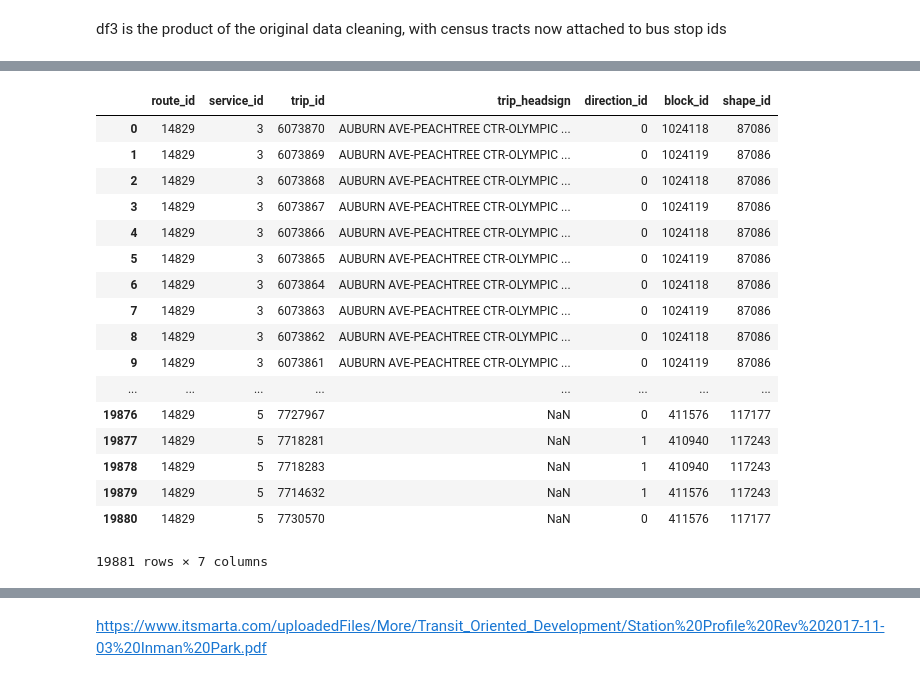
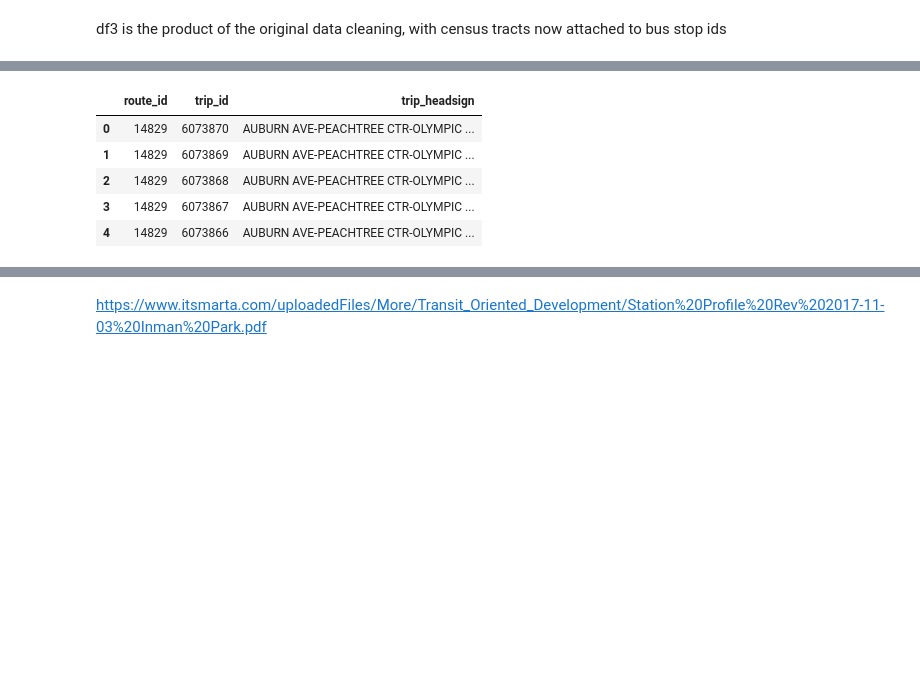
Before and after one commit to ved-mohan/CFM, a Jupyter notebook: MARTA.ipynb, the cells around one changed output, grey strips where cells are left out. Saved outputs shown, nothing was run; the diff lists cells and outputs as text; code cells hidden in the pictures; blank space fills up the shorter version.

Commit message:
Update MARTA.ipynb
additional code to tie individual routes to stops

```diff
--- a/MARTA.ipynb
+++ b/MARTA.ipynb
@@ -212,24 +192,13 @@ merged_inner
 merged_inner.to_csv('/Users/ved/Desktop/MARTA/compiled.csv')
 # %%
 df4 = pd.read_csv('/Users/ved/Documents/GitHub/CFM/GTFS-10222020/trips.txt', delimiter = ',', sep='\t')
-df4
+df7 = df4[['route_id', 'trip_id', 'trip_headsign']].copy()
+df7.head()
 # %% [output]
-|  | route_id | service_id | trip_id | trip_headsign | direction_id | block_id | shape_id |
-| 0 | 14829 | 3 | 6073870 | AUBURN AVE-PEACHTREE CTR-OLYMPIC ... | 0 | 1024118 | 87086 |
-| 1 | 14829 | 3 | 6073869 | AUBURN AVE-PEACHTREE CTR-OLYMPIC ... | 0 | 1024119 | 87086 |
-| 2 | 14829 | 3 | 6073868 | AUBURN AVE-PEACHTREE CTR-OLYMPIC ... | 0 | 1024118 | 87086 |
-| 3 | 14829 | 3 | 6073867 | AUBURN AVE-PEACHTREE CTR-OLYMPIC ... | 0 | 1024119 | 87086 |
-| 4 | 14829 | 3 | 6073866 | AUBURN AVE-PEACHTREE CTR-OLYMPIC ... | 0 | 1024118 | 87086 |
-| 5 | 14829 | 3 | 6073865 | AUBURN AVE-PEACHTREE CTR-OLYMPIC ... | 0 | 1024119 | 87086 |
-| 6 | 14829 | 3 | 6073864 | AUBURN AVE-PEACHTREE CTR-OLYMPIC ... | 0 | 1024118 | 87086 |
-| 7 | 14829 | 3 | 6073863 | AUBURN AVE-PEACHTREE CTR-OLYMPIC ... | 0 | 1024119 | 87086 |
-| 8 | 14829 | 3 | 6073862 | AUBURN AVE-PEACHTREE CTR-OLYMPIC ... | 0 | 1024118 | 87086 |
-| 9 | 14829 | 3 | 6073861 | AUBURN AVE-PEACHTREE CTR-OLYMPIC ... | 0 | 1024119 | 87086 |
-| ... | ... | ... | ... | ... | ... | ... | ... |
-| 19876 | 14829 | 5 | 7727967 | NaN | 0 | 411576 | 117177 |
-| 19877 | 14829 | 5 | 7718281 | NaN | 1 | 410940 | 117243 |
-| 19878 | 14829 | 5 | 7718283 | NaN | 1 | 410940 | 117243 |
-| 19879 | 14829 | 5 | 7714632 | NaN | 1 | 411576 | 117243 |
-| 19880 | 14829 | 5 | 7730570 | NaN | 0 | 411576 | 117177 |
+|  | route_id | trip_id | trip_headsign |
+| 0 | 14829 | 6073870 | AUBURN AVE-PEACHTREE CTR-OLYMPIC ... |
+| 1 | 14829 | 6073869 | AUBURN AVE-PEACHTREE CTR-OLYMPIC ... |
+| 2 | 14829 | 6073868 | AUBURN AVE-PEACHTREE CTR-OLYMPIC ... |
+| 3 | 14829 | 6073867 | AUBURN AVE-PEACHTREE CTR-OLYMPIC ... |
+| 4 | 14829 | 6073866 | AUBURN AVE-PEACHTREE CTR-OLYMPIC ... |
-19881 rows × 7 columns
 # %%
```
Also changed, not shown: parts of 10 cells of this notebook.
